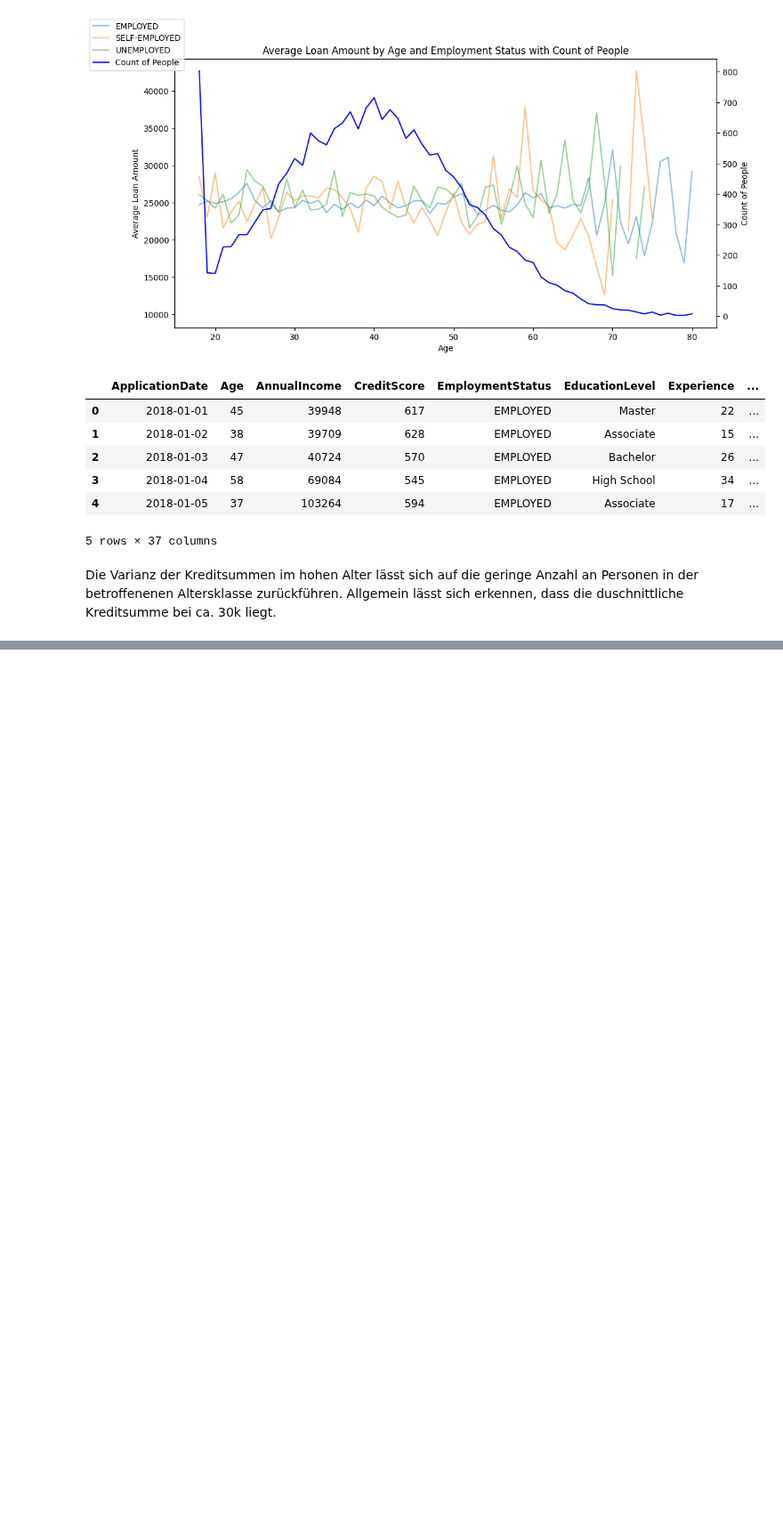
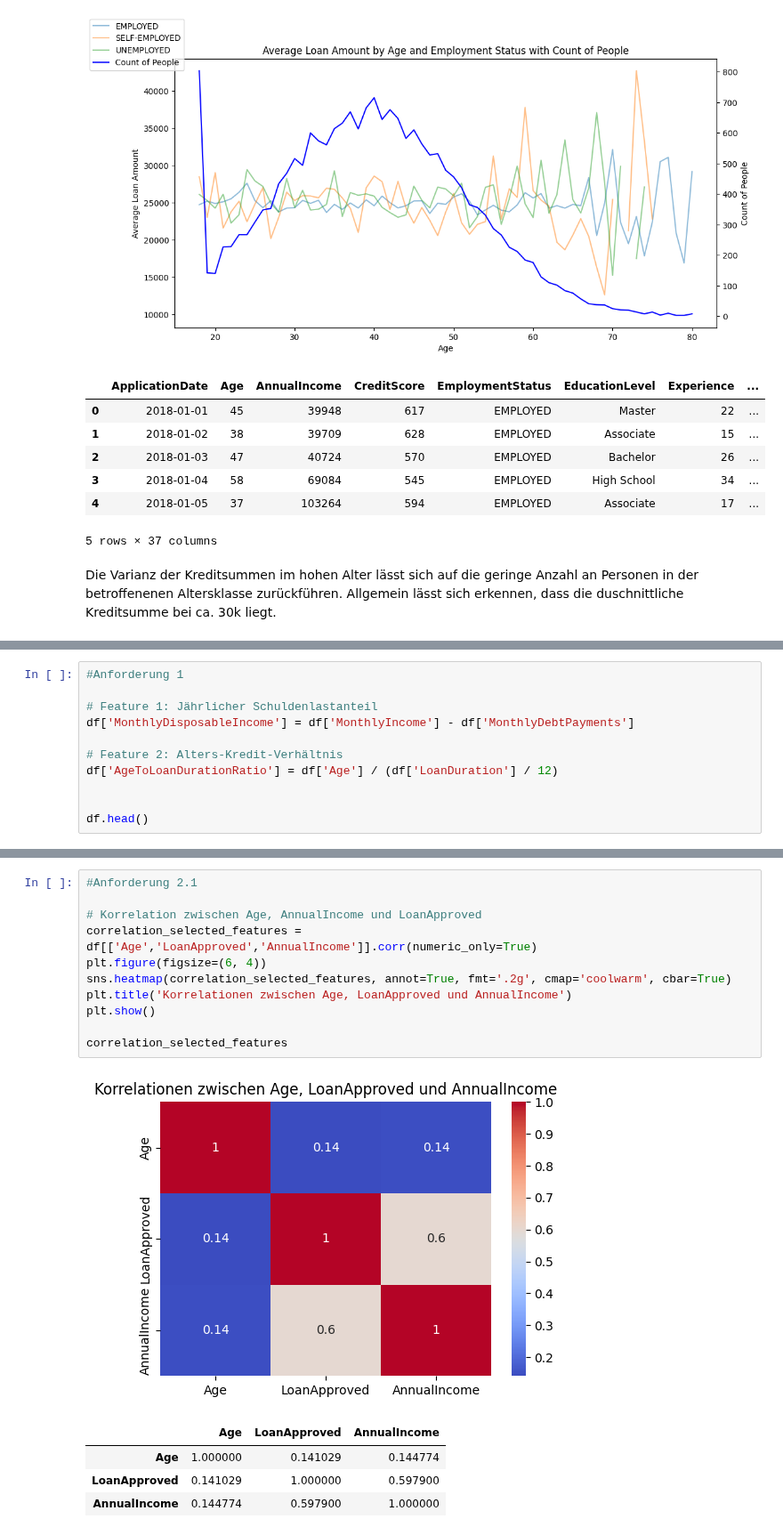
Before and after one commit to jovicdev97/financial-data-analytics, a Jupyter notebook: test.ipynb, the cells around one changed output, grey strips where cells are left out. Shown at 89% size. Saved outputs shown, nothing was run; the diff lists cells and outputs as text; blank space fills up the shorter version.

Commit message:
Add: Kapitel 4 Anforderungen 1-4

```diff
--- a/test.ipynb
+++ b/test.ipynb
@@ -374,0 +377,11 @@ Die Varianz der Kreditsummen im hohen Alter lässt sich auf die geringe Anzahl a
+# %%
+#Anforderung 1
+
+# Feature 1: Jährlicher Schuldenlastanteil
+df['MonthlyDisposableIncome'] = df['MonthlyIncome'] - df['MonthlyDebtPayments']
+
+# Feature 2: Alters-Kredit-Verhältnis
+df['AgeToLoanDurationRatio'] = df['Age'] / (df['LoanDuration'] / 12)
+
+
+df.head()
@@ -374,0 +396,17 @@ Die Varianz der Kreditsummen im hohen Alter lässt sich auf die geringe Anzahl a
+# %%
+#Anforderung 2.1
+
+# Korrelation zwischen Age, AnnualIncome und LoanApproved
+correlation_selected_features = df[['Age','LoanApproved','AnnualIncome']].corr(numeric_only=True)
+plt.figure(figsize=(6, 4))
+sns.heatmap(correlation_selected_features, annot=True, fmt='.2g', cmap='coolwarm', cbar=True)
+plt.title('Korrelationen zwischen Age, LoanApproved und AnnualIncome')
+plt.show()
+
+correlation_selected_features
+# %% [output]
+[figure, added]
+|  | Age | LoanApproved | AnnualIncome |
+| Age | 1.000000 | 0.141029 | 0.144774 |
+| LoanApproved | 0.141029 | 1.000000 | 0.597900 |
+| AnnualIncome | 0.144774 | 0.597900 | 1.000000 |
```
Also changed, not shown: parts of 5 cells of this notebook.
